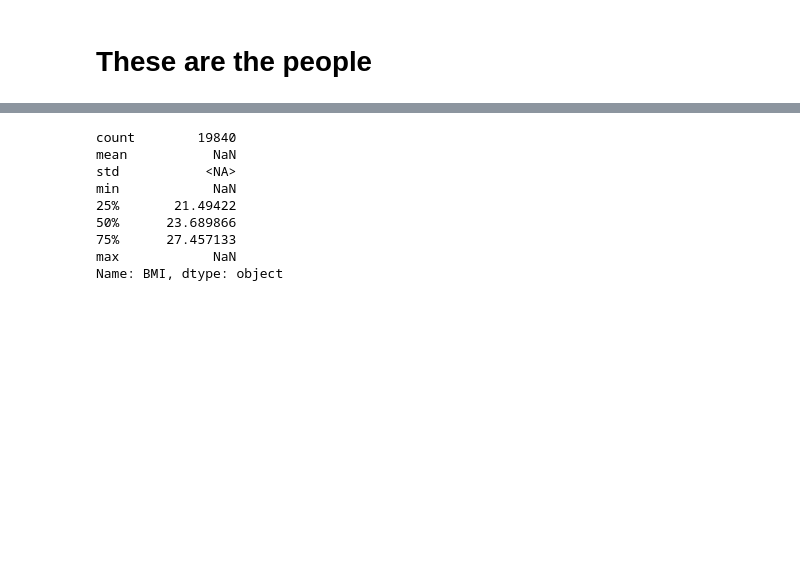
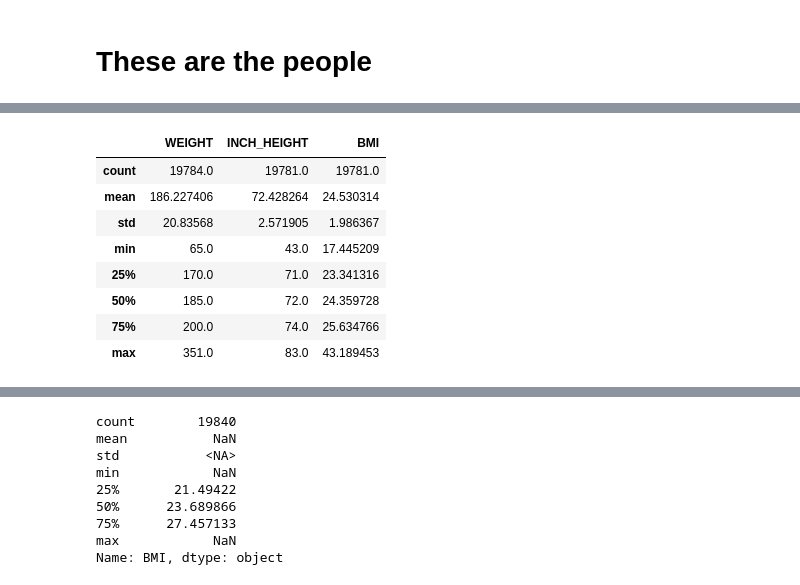
Before and after one commit to obverter/bmi-stars, a Jupyter notebook: notebooks/Roster.ipynb, the cells around one changed output, grey strips where cells are left out. Drawn from its saved outputs; the diff is of its cells as text; code cells hidden in the pictures; blank space fills up the shorter version.

```diff
--- a/notebooks/Roster.ipynb
+++ b/notebooks/Roster.ipynb
@@ -35,2 +37,6 @@ dtype('float64')
+# %%
+INCH_TO_METER = 0.0256
+KG_TO_LB = .4536
 # %%
-biofile['BMI'] = ((biofile['WEIGHT'] * KG_TO_LB) / (((biofile['FEET'] * 12) + biofile['INCHES']) * INCH_TO_METER) ** 2)
+biofile['KG'] = biofile['WEIGHT'] * KG_TO_LB
+biofile['METER_HEIGHT'] = biofile['INCH_HEIGHT'] * INCH_TO_METER
@@ -36,0 +55,2 @@ biofile['BMI'] = ((biofile['WEIGHT'] * KG_TO_LB) / (((biofile['FEET'] * 12) + bi
+# %%
+biofile['BMI'] = biofile['KG'] / (biofile['METER_HEIGHT'] ** 2)
@@ -36,0 +69,14 @@ biofile['BMI'] = ((biofile['WEIGHT'] * KG_TO_LB) / (((biofile['FEET'] * 12) + bi
+# %%
+mlb_height_weight = biofile[['WEIGHT', 'INCH_HEIGHT', 'BMI']]
+# %%
+mlb_height_weight.describe().convert_dtypes()
+# %% [output]
+|  | WEIGHT | INCH_HEIGHT | BMI |
+| count | 19784.0 | 19781.0 | 19781.0 |
+| mean | 186.227406 | 72.428264 | 24.530314 |
+| std | 20.83568 | 2.571905 | 1.986367 |
+| min | 65.0 | 43.0 | 17.445209 |
+| 25% | 170.0 | 71.0 | 23.341316 |
+| 50% | 185.0 | 72.0 | 24.359728 |
+| 75% | 200.0 | 74.0 | 25.634766 |
+| max | 351.0 | 83.0 | 43.189453 |
```
Also changed, not shown: parts of 17 cells of this notebook, 16 other files.
